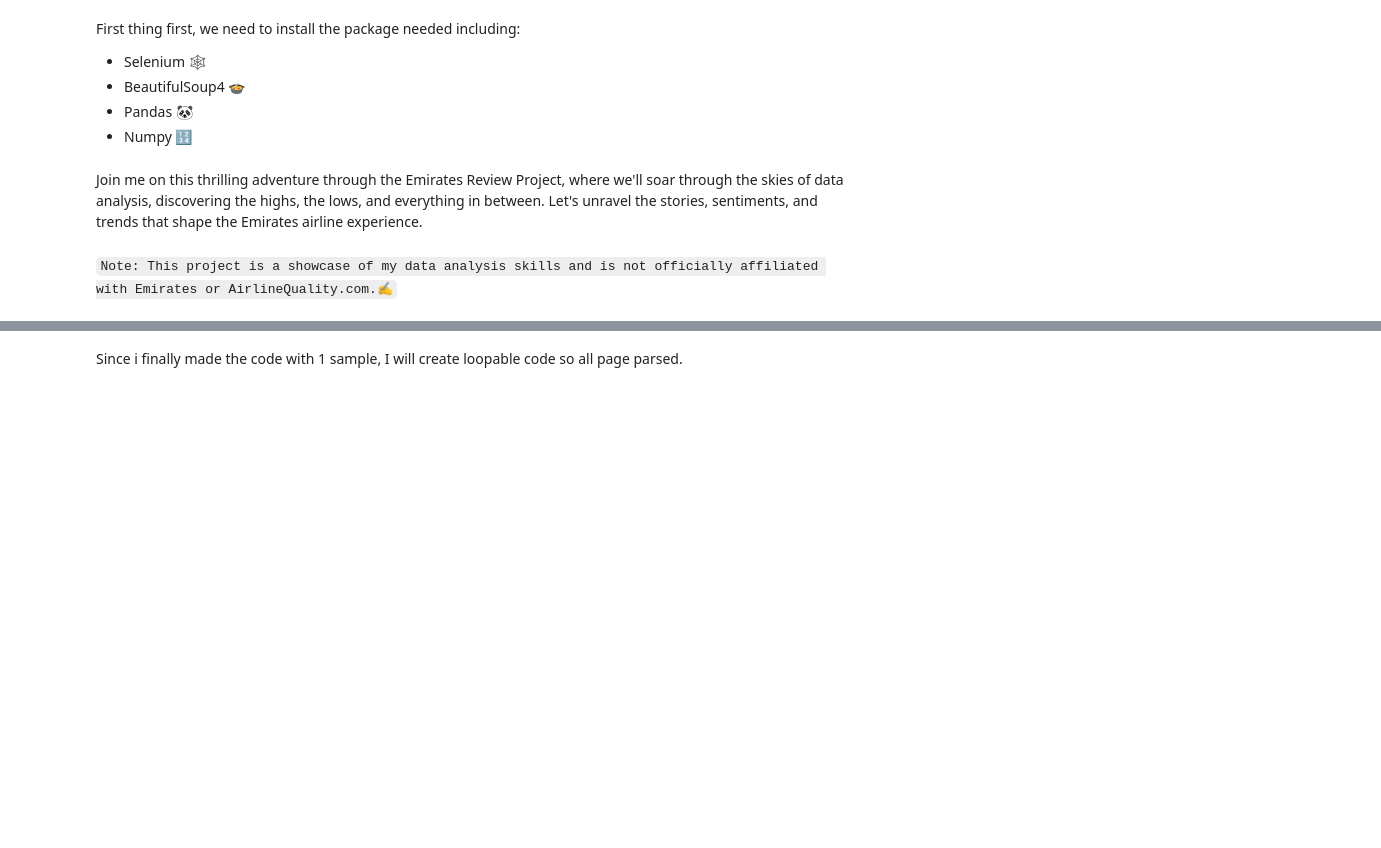
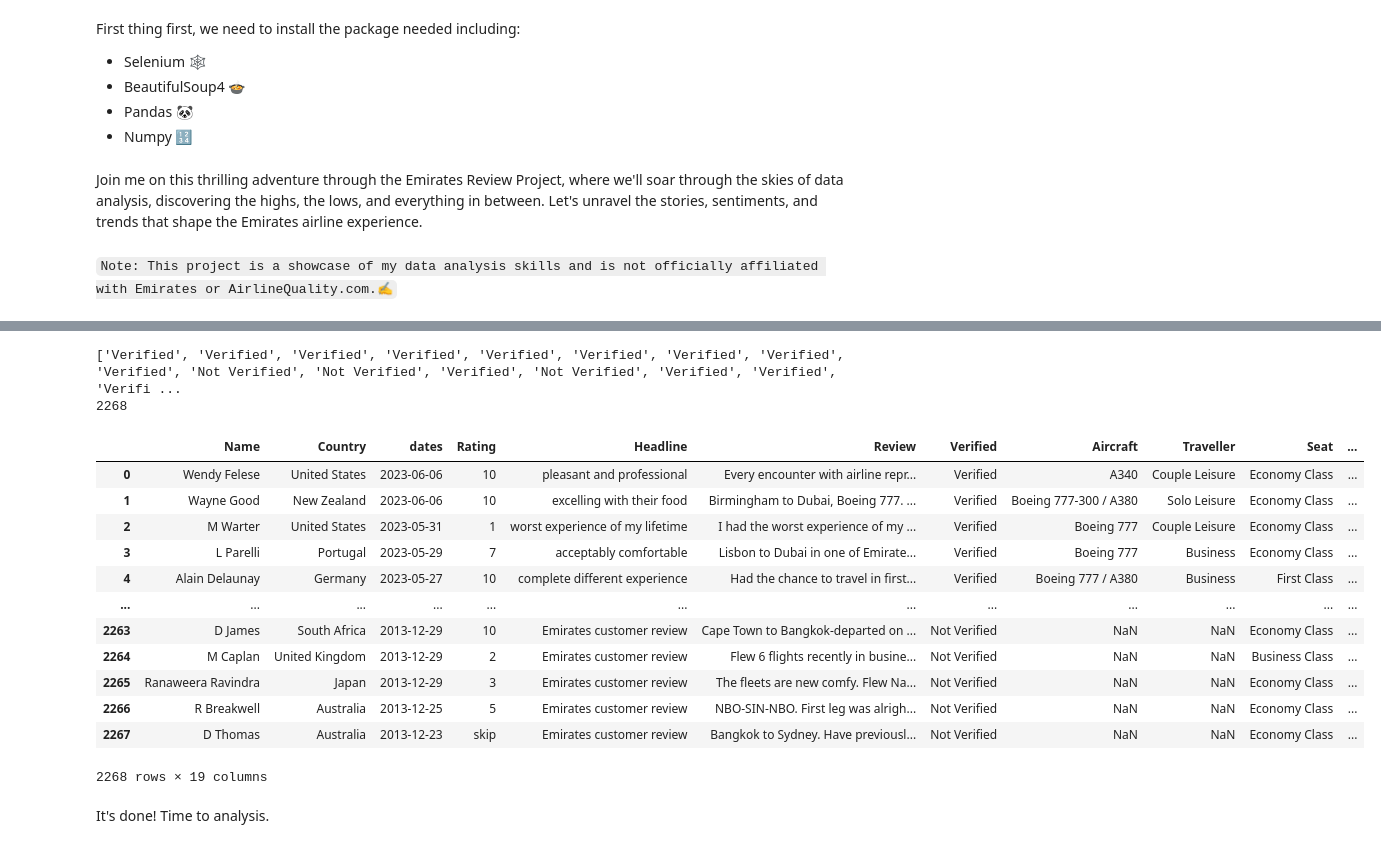
Before and after one commit to ahmadulfi/Emirates-Review, a Jupyter notebook: Scrapping.ipynb, the cells around one changed output, grey strips where cells are left out. Saved outputs shown, nothing was run; the diff lists cells and outputs as text; code cells hidden in the pictures; blank space fills up the shorter version.

```diff
--- a/Scrapping.ipynb
+++ b/Scrapping.ipynb
@@ -145,6 +114,7 @@ dates = [datetime.strptime(string_dates,'%Y-%m-%d')
 # %%
 #Rating
 rating_element = result.find_all('span',itemprop="ratingValue")
-rating = [int(element.text) for element in rating_element][1:] #Because the first value is the overall value that always appear in each page
+rating = [int(element.text) for element in rating_element] #Because the first value is the overall value
 print(rating)
+print(len(rating))
 # %% [output]
@@ -177,14 +144,13 @@ reviews[43]
 # %%
 verified_status = ['Verified' if review.startswith('✅ Trip Verified') else 'Not Verified' for review in reviews]
-reviews_only = [review.split('|', 1)[1].strip() for review in reviews]
-
+reviews_only = [review.split('|')[1].strip()
+                if (review.startswith('✅ Trip Verified') or review.startswith('Not Verified'))
+                else review for review in reviews]
 print(verified_status)
-print(reviews_only)
+print(len(verified_status))
+# %% [output]
+['Verified', 'Verified', 'Verified', 'Verified', 'Verified', 'Verified', 'Verified', 'Verified', 'Verified', 'Not Verified', 'Not Verified', 'Verified', 'Not Verified', 'Verified', 'Verified', 'Verifi ...
+2268
-# %%
-verified_status = ['Verified' if review.startswith('✅ Trip Verified') else 'Not Verified' for review in reviews]
-reviews_only = [review.split('|')[1].strip()
-                if (review.startswith('✅ Trip Verified') or review.startswith('Not Verified'))
-                else review for review in reviews]
 # %%
 reviewsrate = result.find_all('table', class_='review-ratings')
 
@@ -236,5 +202,3 @@ for review in reviewsrate:
         Recommended.append(review.select_one('.review-rating-header.recommended + td').text.strip())
     except AttributeError:
         Recommended.append(np.nan)
-# %% [markdown]
-Since i finally made the code with 1 sample, I will create loopable code so all page parsed.
@@ -379,0 +205,21 @@ for result in loaded_dict.values():
+# %%
+data = {
+    'Name' : name,
+    'Country' : country,
+    'dates' : dates,
+    'Rating' : rating[1:],
+    'Headline' : headline[:-4],
+    'Review' : reviews_only,
+    'Verified' : verified_status,
+    'Aircraft' : Aircraft[1:],
+    'Traveller' : Traveller[1:],
+    'Seat' : Seat[1:],
+    'Route' : Route[1:],
+    'Comfort' : Comfort[1:],
+    'Staff' : Staff[1:],
+    'FnB' : FnB[1:],
+    'Entertainment' : Entertainment[1:],
+    'Service' : Service[1:],
+    'Wifi' : Wifi[1:],
+    'Value' : Value[1:],
+    'Recommended' : Recommended[1:]}
@@ -379,0 +231,17 @@ for result in loaded_dict.values():
+# %%
+dataset = pd.DataFrame(data)
+dataset
+# %% [output]
+|  | Name | Country | dates | Rating | Headline | Review | Verified | Aircraft | Traveller | Seat | ... |
+| 0 | Wendy Felese | United States | 2023-06-06 | 10 | pleasant and professional | Every encounter with airline repr... | Verified | A340 | Couple Leisure | Economy Class | ... |
+| 1 | Wayne Good | New Zealand | 2023-06-06 | 10 | excelling with their food | Birmingham to Dubai, Boeing 777. ... | Verified | Boeing 777-300 / A380 | Solo Leisure | Economy Class | ... |
+| 2 | M Warter | United States | 2023-05-31 | 1 | worst experience of my lifetime | I had the worst experience of my ... | Verified | Boeing 777 | Couple Leisure | Economy Class | ... |
+| 3 | L Parelli | Portugal | 2023-05-29 | 7 | acceptably comfortable | Lisbon to Dubai in one of Emirate... | Verified | Boeing 777 | Business | Economy Class | ... |
+| 4 | Alain Delaunay | Germany | 2023-05-27 | 10 | complete different experience | Had the chance to travel in first... | Verified | Boeing 777 / A380 | Business | First Class | ... |
+| ... | ... | ... | ... | ... | ... | ... | ... | ... | ... | ... | ... |
+| 2263 | D James | South Africa | 2013-12-29 | 10 | Emirates customer review | Cape Town to Bangkok-departed on ... | Not Verified | NaN | NaN | Economy Class | ... |
+| 2264 | M Caplan | United Kingdom | 2013-12-29 | 2 | Emirates customer review | Flew 6 flights recently in busine... | Not Verified | NaN | NaN | Business Class | ... |
+| 2265 | Ranaweera Ravindra | Japan | 2013-12-29 | 3 | Emirates customer review | The fleets are new comfy. Flew Na... | Not Verified | NaN | NaN | Economy Class | ... |
+| 2266 | R Breakwell | Australia | 2013-12-25 | 5 | Emirates customer review | NBO-SIN-NBO. First leg was alrigh... | Not Verified | NaN | NaN | Economy Class | ... |
+| 2267 | D Thomas | Australia | 2013-12-23 | skip | Emirates customer review | Bangkok to Sydney. Have previousl... | Not Verified | NaN | NaN | Economy Class | ... |
+2268 rows × 19 columns
@@ -379,0 +251,2 @@ for result in loaded_dict.values():
+# %% [markdown]
+It's done! Time to analysis.
```
Also changed, not shown: parts of 25 cells of this notebook, 1 other file.
